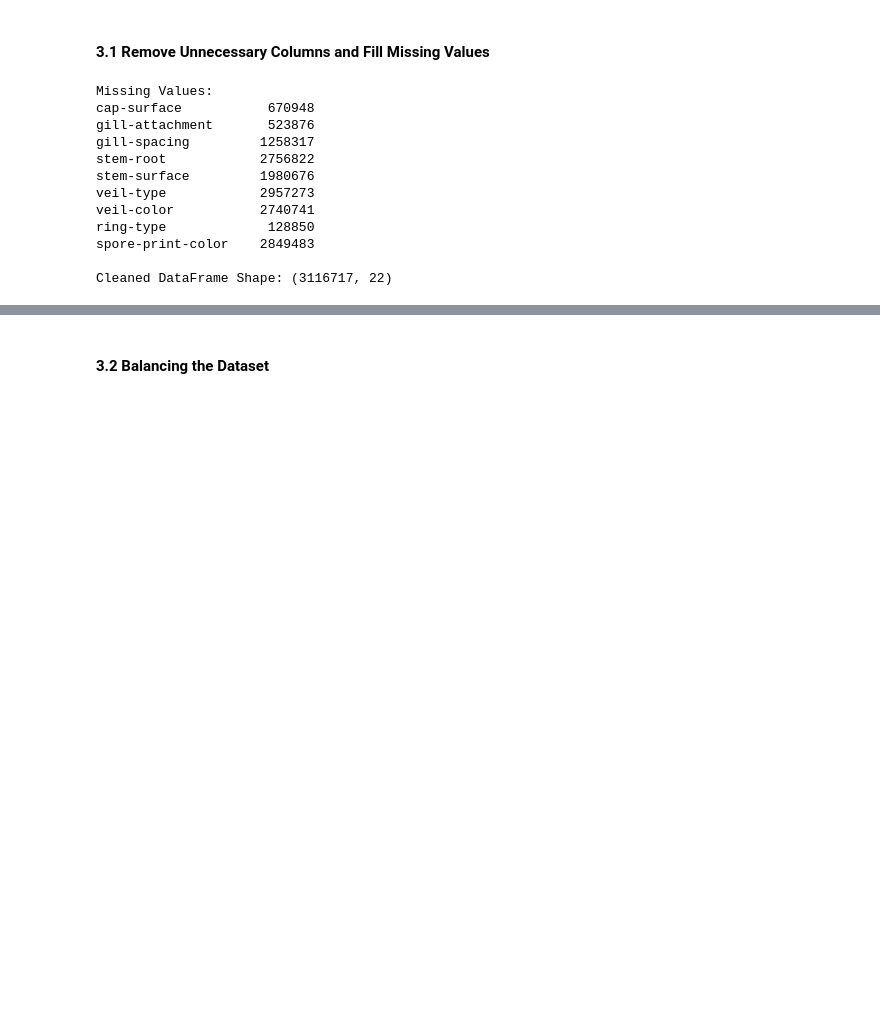
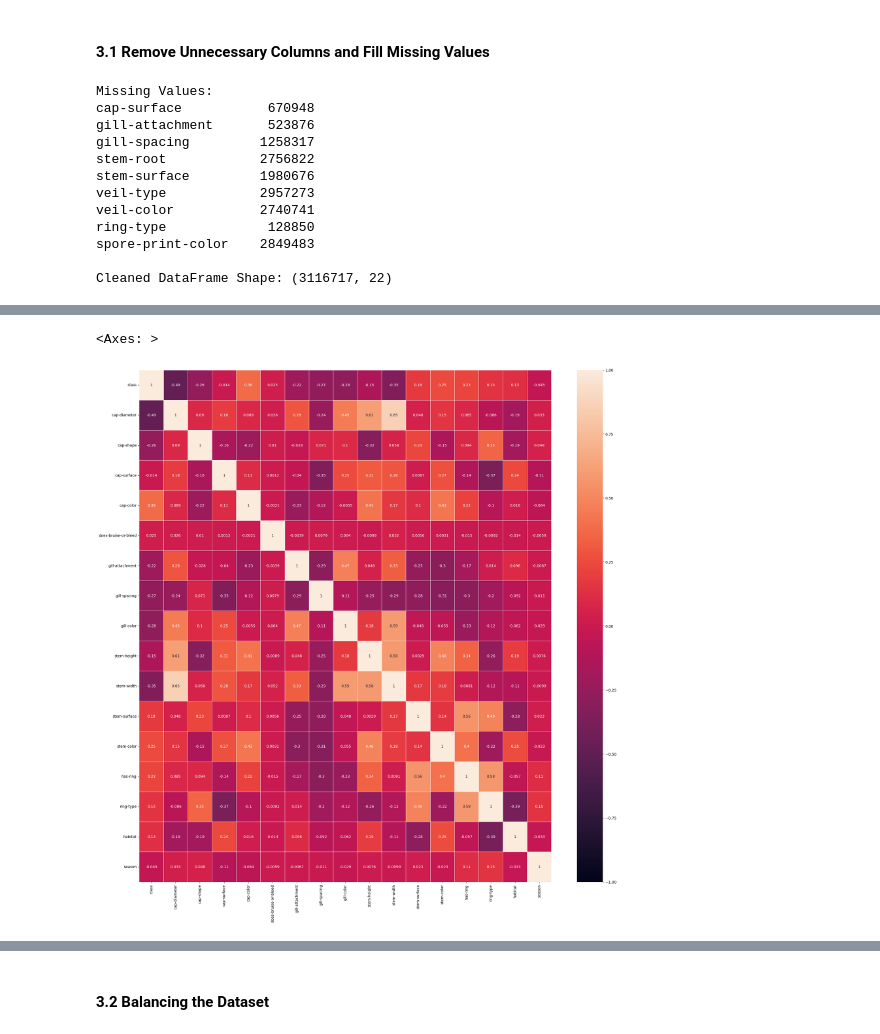
Before and after one commit to rodeso/iart.mushroom, a Jupyter notebook: data-analysis.ipynb, the cells around one changed output, grey strips where cells are left out. Saved outputs shown, nothing was run; the diff lists cells and outputs as text; code cells hidden in the pictures; blank space fills up the shorter version.

```diff
--- a/data-analysis.ipynb
+++ b/data-analysis.ipynb
@@ -180,0 +184,4 @@ Shape after na drop:  (512065, 18)
+# %%
+for column in categorical_cols:
+    print('\nColumn ',column)
+    print(clean_df[column].unique())
@@ -180,0 +309,12 @@ Shape after na drop:  (512065, 18)
+# %%
+#the unknows are temporarely remove as to not interfere with the correlation graph
+#this removes a lot of rows but it is still an sizeble sample (a lit over 300000 rows)
+dummy_ds_test = clean_df[~clean_df.isin(['unknown']).any(axis=1)]
+
+
+unknown_percentage = (dummy_ds_test.eq('unknown').sum() / len(dummy_ds_test)) * 100
+
+
+
+
+print(unknown_percentage.round(2).to_string())
@@ -180,0 +340,17 @@ Shape after na drop:  (512065, 18)
+# %%
+encoder = LabelEncoder()
+dummy_ds_test = dummy_ds_test.loc[:,'class':]
+
+
+for column in categorical_cols:
+    dummy_ds_test[column]=encoder.fit_transform(dummy_ds_test[column])
+
+
+
+correlationGraph = dummy_ds_test.corr()
+
+plt.figure(figsize=(25,25))
+sns.heatmap(correlationGraph,vmin=-1,vmax=1,annot=True, linewidths=0.5)
+# %% [output]
+<Axes: >
+[figure, added]
```
Also changed, not shown: parts of 29 cells of this notebook.
